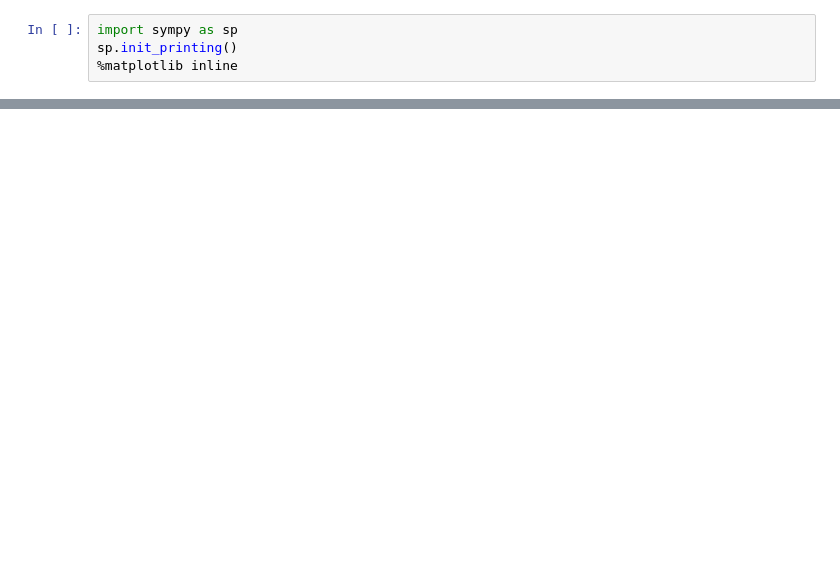
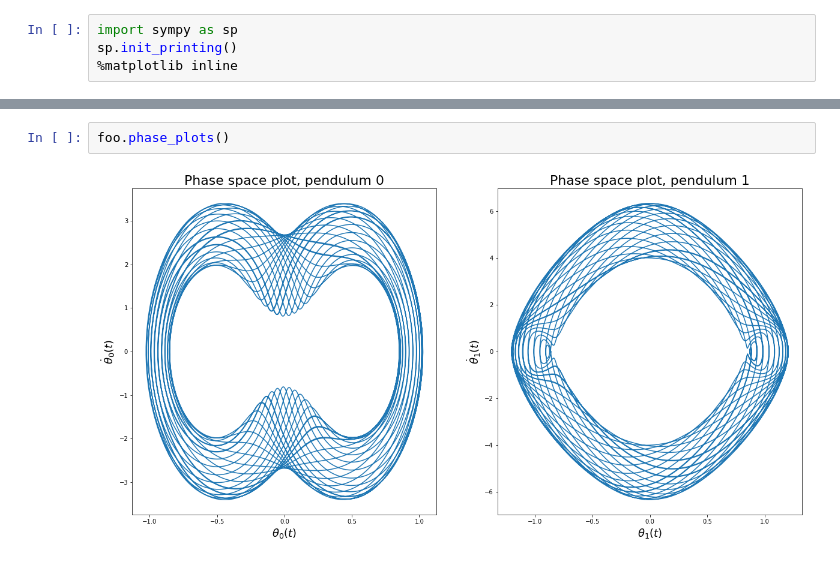
Before and after one commit to tachycline/multipendulum, a Jupyter notebook: Development.ipynb, the cells around one changed output, grey strips where cells are left out. Cells and saved outputs as stored; diff of their text form; blank space fills up the shorter version.

```diff
--- a/Development.ipynb
+++ b/Development.ipynb
@@ -266,3 +351,7 @@ foo.time_series_plots(eigenmodes=True)
+# %%
+foo.phase_plots()
+# %% [output]
+[figure, added]
 # %%
 foo.phase_plots(eigenmodes=True)
 # %% [output]
```
Also changed, not shown: parts of 15 cells of this notebook.
